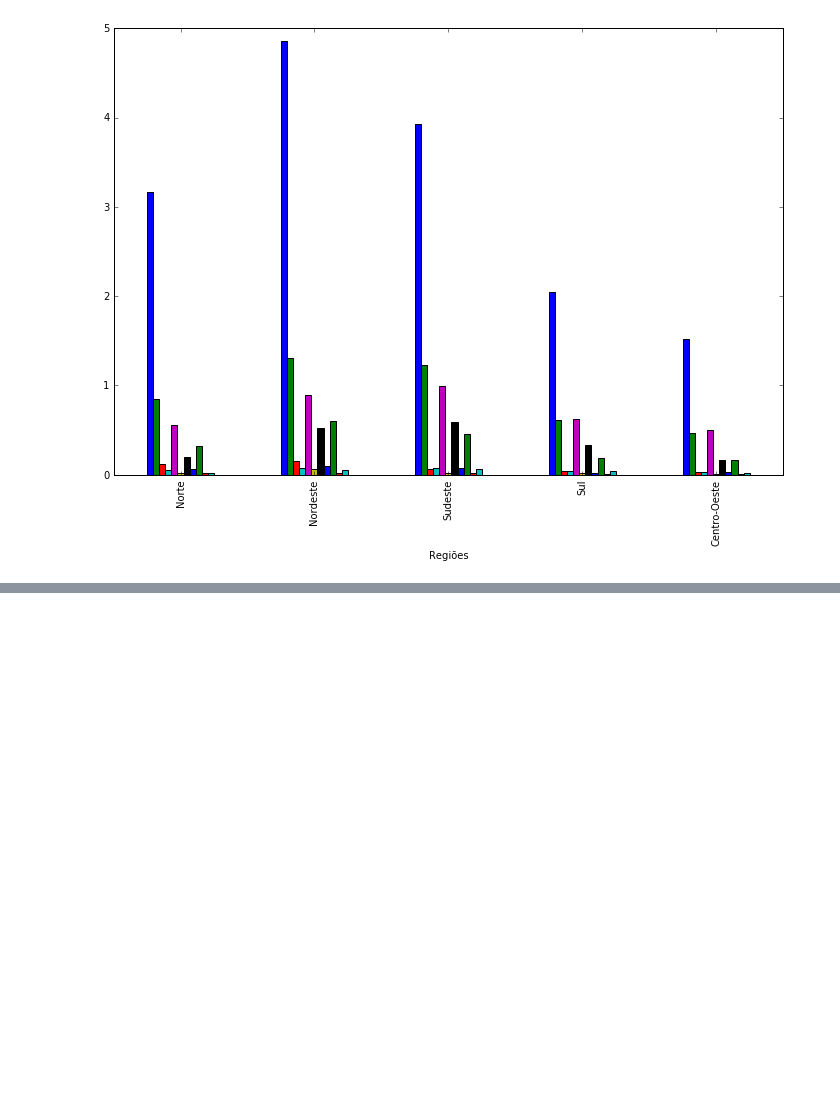
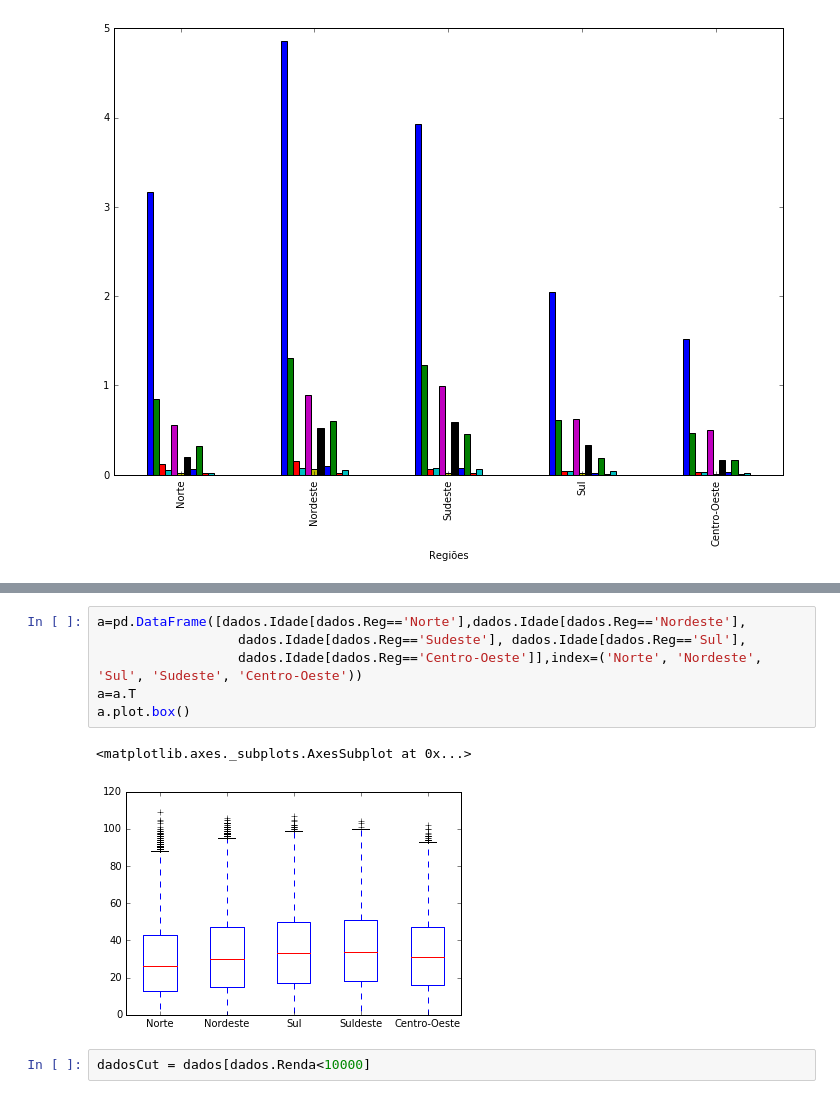
Before and after one commit to BrunaKimura/CD, a Jupyter notebook: aula2/Aula02_Atividade_Variáveis_Qualitativas_com_PNAD.ipynb, the cells around one changed output, grey strips where cells are left out. Drawn from its saved outputs; the diff is of its cells as text; blank space fills up the shorter version.

```diff
--- a/aula2/Aula02_Atividade_Variáveis_Qualitativas_com_PNAD.ipynb
+++ b/aula2/Aula02_Atividade_Variáveis_Qualitativas_com_PNAD.ipynb
@@ -361,0 +438,11 @@ plot = ct.plot(kind='bar',legend = False, figsize=(12,8))
+# %%
+a=pd.DataFrame([dados.Idade[dados.Reg=='Norte'],dados.Idade[dados.Reg=='Nordeste'],
+                  dados.Idade[dados.Reg=='Sudeste'], dados.Idade[dados.Reg=='Sul'],
+                  dados.Idade[dados.Reg=='Centro-Oeste']],index=('Norte', 'Nordeste', 'Sul', 'Sudeste', 'Centro-Oeste'))
+a=a.T
+a.plot.box()
+# %% [output]
+<matplotlib.axes._subplots.AxesSubplot at 0x...>
+[figure, added]
+# %%
+dadosCut = dados[dados.Renda<10000]
```
Also changed, not shown: parts of 16 cells of this notebook.
